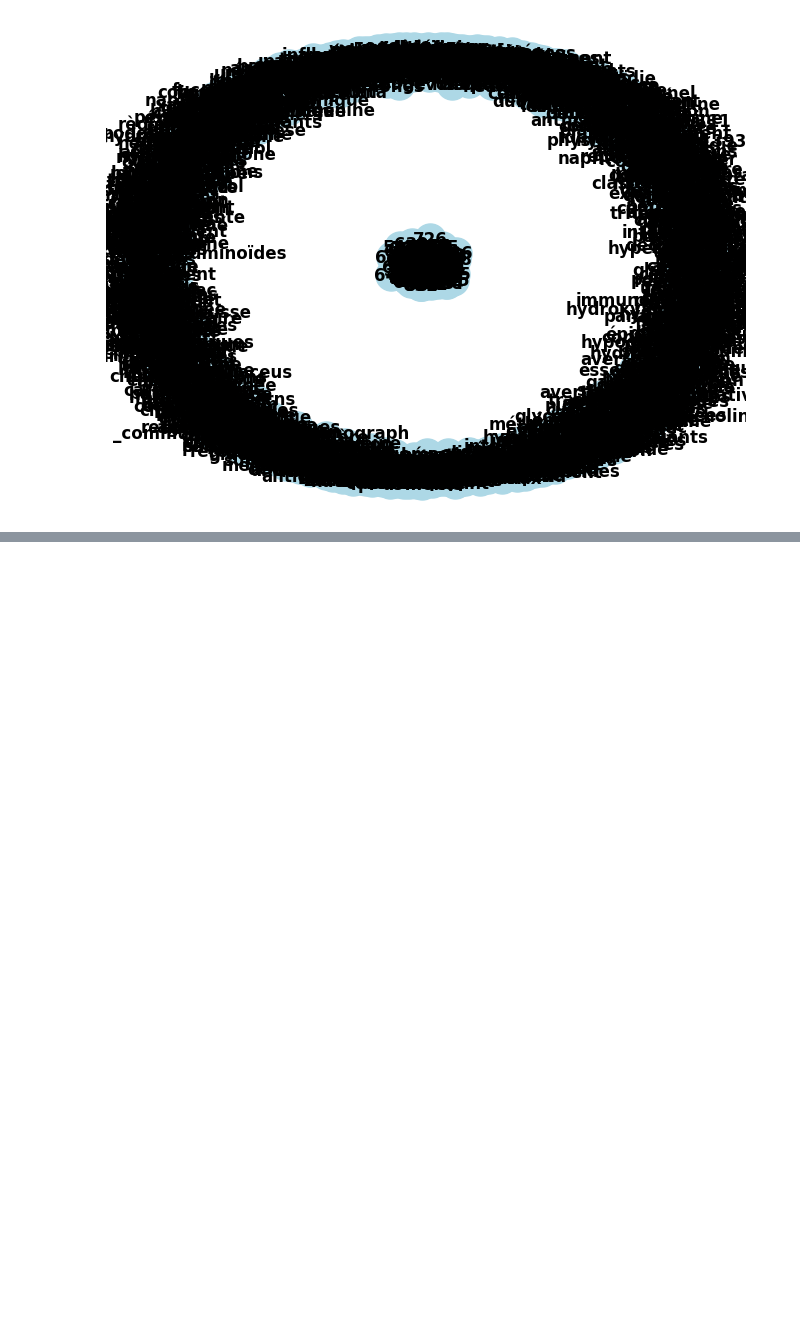
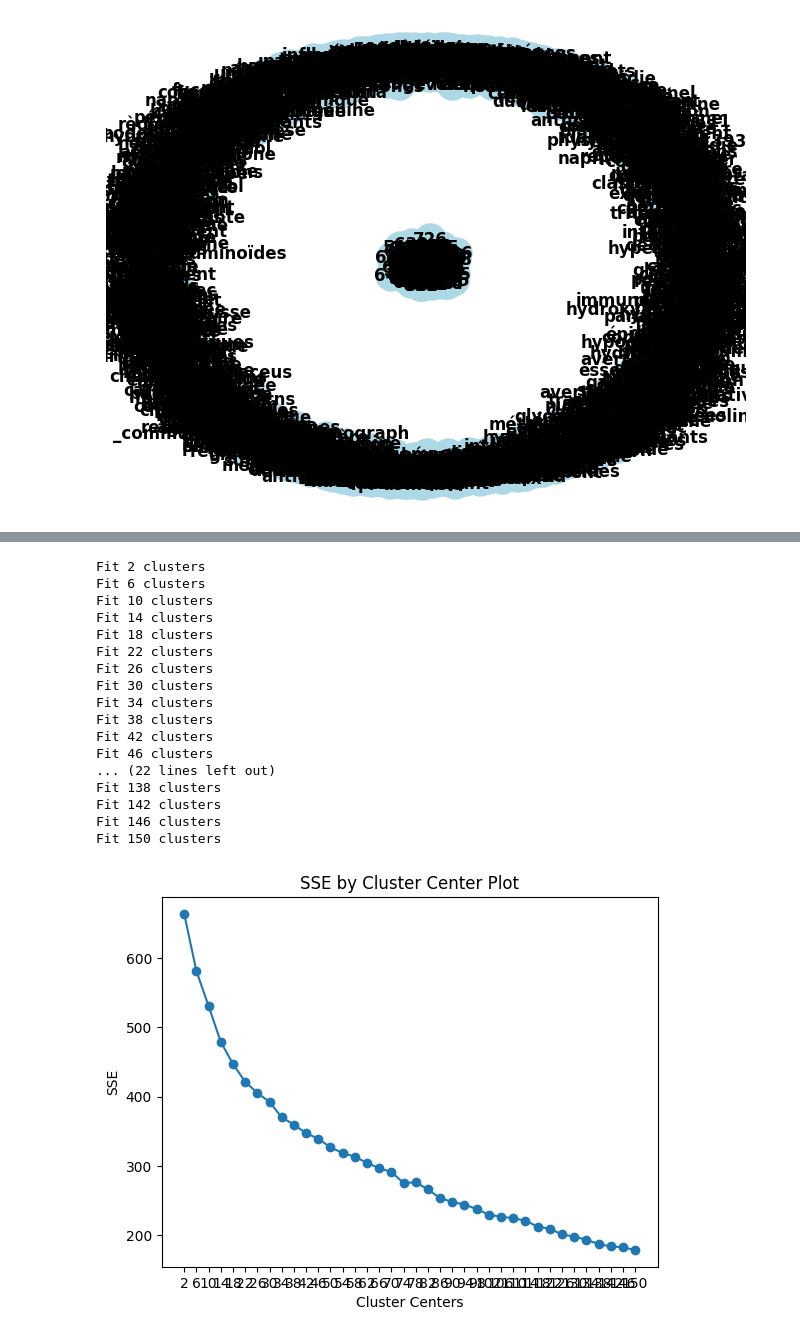
Before and after one commit to betagouv/complements-alimentaires, a Jupyter notebook: notebooks/siccrf_field_cleaning.ipynb, the cells around one changed output, grey strips where cells are left out. Drawn from its saved outputs; the diff is of its cells as text; code cells hidden in the pictures; blank space fills up the shorter version.

Commit message:
create regex to extract part of comment and kmeans clustering on bag of words)

```diff
--- a/notebooks/siccrf_field_cleaning.ipynb
+++ b/notebooks/siccrf_field_cleaning.ipynb
@@ -239,0 +461,10 @@ array([[0., 0., 0., ..., 0., 0., 0.],
+# %%
+# TF-IDF
+
+from sklearn.feature_extraction.text import TfidfTransformer
+tfidf = TfidfTransformer(norm="l2")
+tfidf.fit(matrix_without_stopW)
+tfidf.idf_
+
+tf_idf_matrix = tfidf.transform(matrix_without_stopW)
+tf_idf_matrix.todense()
@@ -239,0 +489,39 @@ array([[0., 0., 0., ..., 0., 0., 0.],
+# %%
+from sklearn.cluster import MiniBatchKMeans
+
+def find_optimal_clusters(data, max_k):
+    iters = range(2, max_k+1, 4)
+
+    sse = []
+    for k in iters:
+        sse.append(MiniBatchKMeans(n_clusters=k, init_size=1024, batch_size=2048, random_state=20).fit(data).inertia_)
+        print('Fit {} clusters'.format(k))
+
+    f, ax = plt.subplots(1, 1)
+    ax.plot(iters, sse, marker='o')
+    ax.set_xlabel('Cluster Centers')
+    ax.set_xticks(iters)
+    ax.set_xticklabels(iters)
+    ax.set_ylabel('SSE')
+    ax.set_title('SSE by Cluster Center Plot')
+
+find_optimal_clusters(tf_idf_matrix, 150)
+# %% [output]
+Fit 2 clusters
+Fit 6 clusters
+Fit 10 clusters
+Fit 14 clusters
+Fit 18 clusters
+Fit 22 clusters
+Fit 26 clusters
+Fit 30 clusters
+Fit 34 clusters
+Fit 38 clusters
+Fit 42 clusters
+Fit 46 clusters
+... (22 lines left out)
+Fit 138 clusters
+Fit 142 clusters
+Fit 146 clusters
+Fit 150 clusters
+[figure, added]
```
Also changed, not shown: parts of 23 cells of this notebook.
